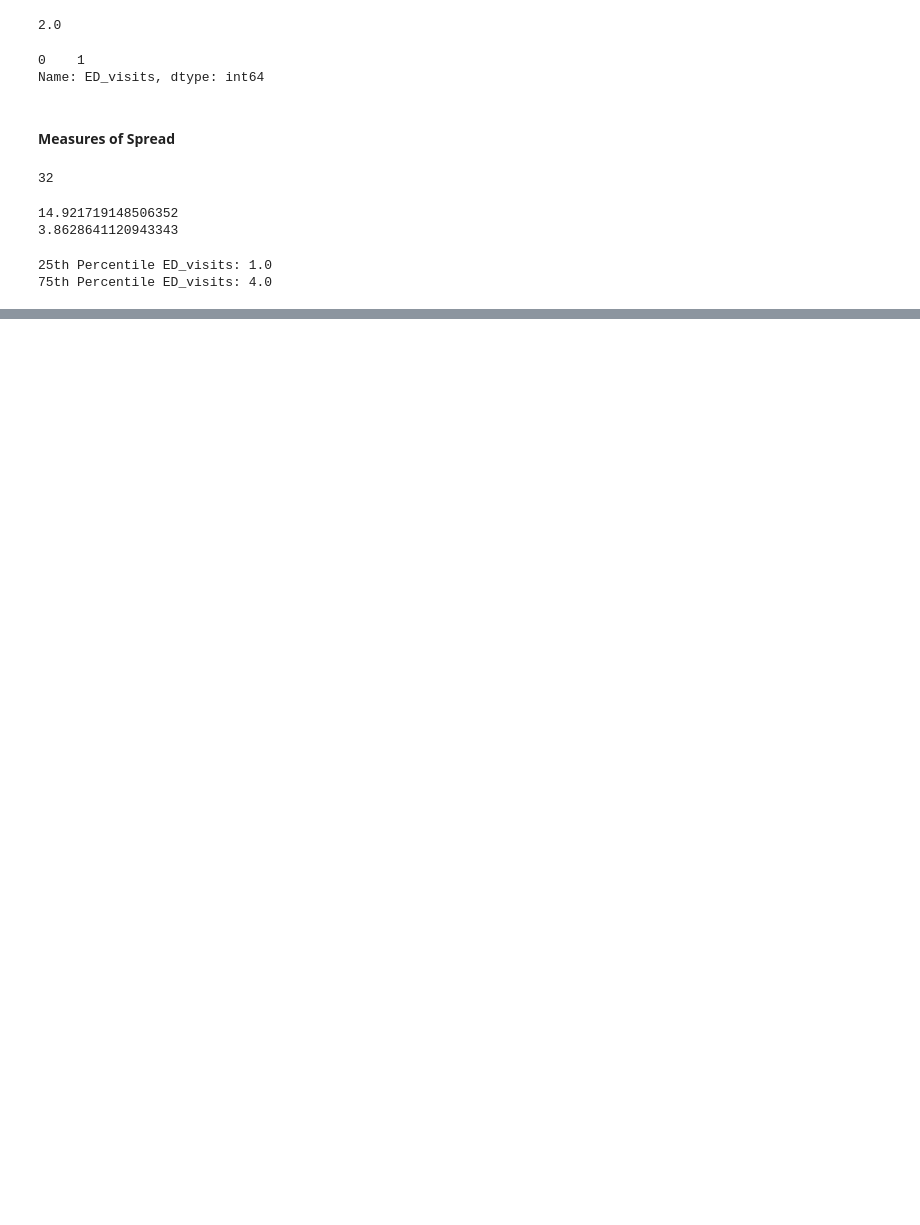
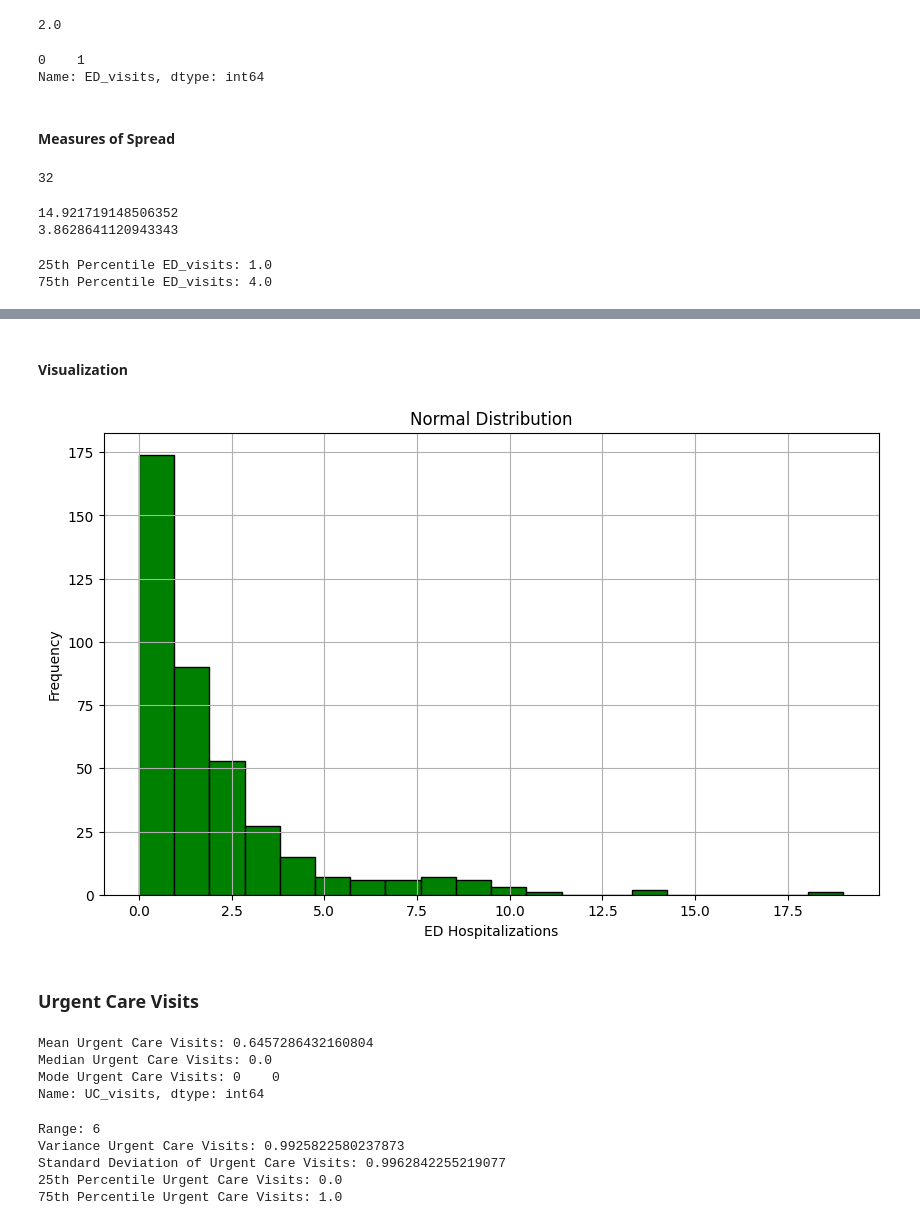
Before and after one commit to amnasyed1/datasci_3_eda, a Jupyter notebook: 507week3hw.ipynb, the cells around one changed output, grey strips where cells are left out. Saved outputs shown, nothing was run; the diff lists cells and outputs as text; code cells hidden in the pictures; blank space fills up the shorter version.

```diff
--- a/507week3hw.ipynb
+++ b/507week3hw.ipynb
@@ -176,0 +223,54 @@ plt.show()
+# %% [markdown]
+#### Visualization
+# %%
+# Histogram
+plt.figure(figsize=(10, 6))  # Optional: Adjust the figure size
+plt.hist(df['ED_hosp'], bins=20, color='green', edgecolor='black')
+plt.title('Normal Distribution')
+plt.xlabel('ED Hospitalizations')
+plt.ylabel('Frequency')
+plt.grid(True)
+plt.show()
+# %% [output]
+[figure, added]
+# %% [markdown]
+### Urgent Care Visits
+# %%
+# Measures of Central Tendency
+mean_uc = df['UC_visits'].mean()
+print ("Mean Urgent Care Visits:",mean_uc)
+
+median_uc = df['UC_visits'].median()
+print ("Median Urgent Care Visits:",median_uc)
+
+mode_uc = df['UC_visits'].mode()
+print ("Mode Urgent Care Visits:",mode_uc)
+# %% [output]
+Mean Urgent Care Visits: 0.6457286432160804
+Median Urgent Care Visits: 0.0
+Mode Urgent Care Visits: 0    0
+Name: UC_visits, dtype: int64
+# %%
+# Measures of Spread
+
+## range
+df_range_uc = df['UC_visits'].max() - df['UC_visits'].min()
+print ("Range:", df_range_uc)
+
+#variance and standard deviation
+variance_uc = np.var(df['UC_visits'])
+std_deviation_uc = np.std(df['UC_visits'])
+print ("Variance Urgent Care Visits:",variance_uc)
+print ("Standard Deviation of Urgent Care Visits:",std_deviation_uc)
+
+#IQR
+percentile_25_uc = np.percentile(df['UC_visits'], 25)
+percentile_75_uc = np.percentile(df['UC_visits'], 75)
+print("25th Percentile Urgent Care Visits:", percentile_25_uc)
+print("75th Percentile Urgent Care Visits:", percentile_75_uc)
+# %% [output]
+Range: 6
+Variance Urgent Care Visits: 0.9925822580237873
+Standard Deviation of Urgent Care Visits: 0.9962842255219077
+25th Percentile Urgent Care Visits: 0.0
+75th Percentile Urgent Care Visits: 1.0
```
Also changed, not shown: parts of 20 cells of this notebook.
